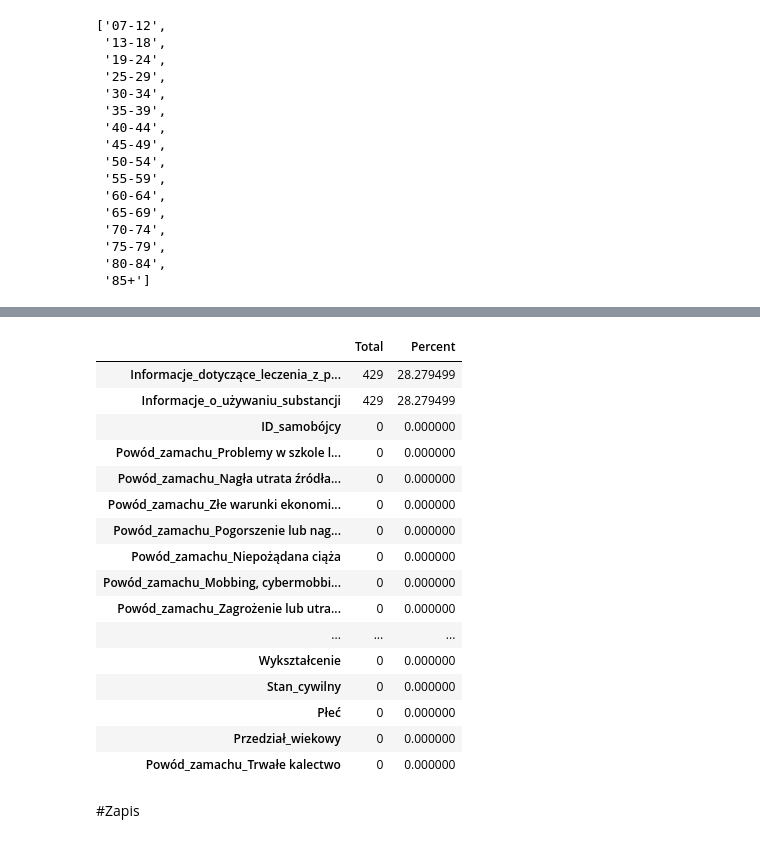
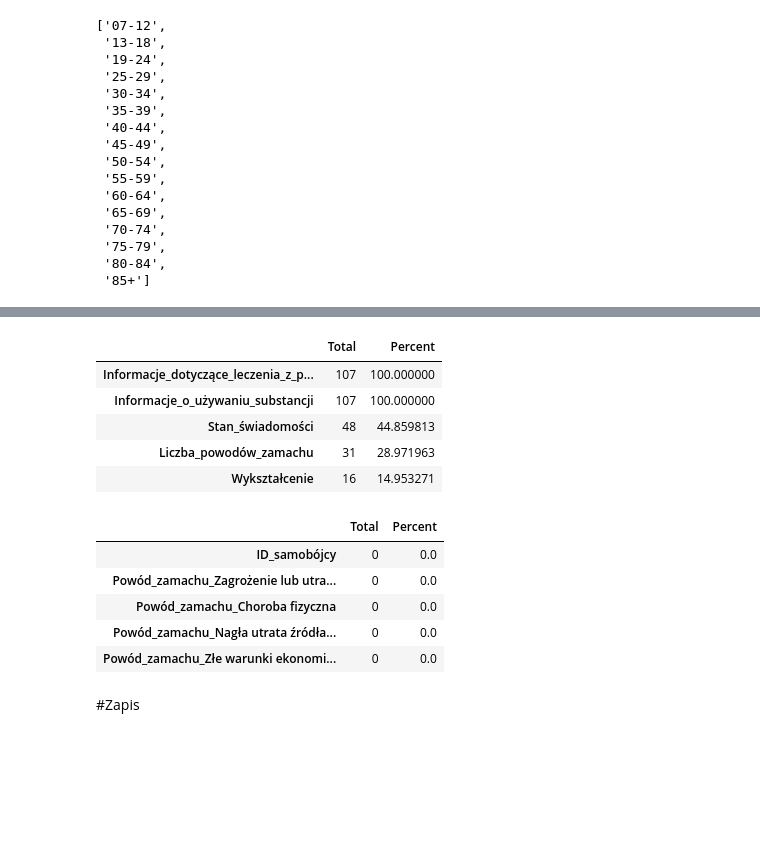
Before and after one commit to Hubert26/suicides_IPPAN, a Jupyter notebook: data_exploration.ipynb, the cells around one changed output, grey strips where cells are left out. Drawn from its saved outputs; the diff is of its cells as text; code cells hidden in the pictures; blank space fills up the shorter version.

```diff
--- a/data_exploration.ipynb
+++ b/data_exploration.ipynb
@@ -502,0 +449,6 @@ cleaned_suicides_data
+# %%
+age_group = ['07-12']
+gender = ['Mężczyzna']
+year = sorted(list(set(df_data['Data_raportu_rok'])))
+# %%
+df_data_check_1 = df_data[df_data['Przedział_wiekowy'].isin(age_group) & df_data['Płeć'].isin(gender) & df_data['Data_raportu_rok'].isin(year)]
@@ -503,9 +490,5 @@ cleaned_suicides_data
 # %%
-age_group = age_groups[-1]
-selected_index = df_data.loc[df_data['Przedział_wiekowy'] == age_group].index
-data_age_group = df_data.loc[selected_index]
-
-total = data_age_group.isnull().sum().sort_values(ascending=False)
-percent = 100*(data_age_group.isnull().sum()/data_age_group.shape[0]).sort_values(ascending=False)
+##Brakujące dane
+total = df_data_check_1.isnull().sum().sort_values(ascending=False)
+percent = 100*(df_data_check_1.isnull().sum()/df_data_check_1.isnull().count()).sort_values(ascending=False)
 missing_data = pd.concat([total, percent], axis=1, keys=['Total', 'Percent'])
-missing_data
@@ -531,30 +495,26 @@ missing_data
+# %%
+missing_data.head(5)
+# %% [output]
+|  | Total | Percent |
+| Informacje_dotyczące_leczenia_z_p... | 107 | 100.000000 |
+| Informacje_o_używaniu_substancji | 107 | 100.000000 |
+| Stan_świadomości | 48 | 44.859813 |
+| Liczba_powodów_zamachu | 31 | 28.971963 |
+| Wykształcenie | 16 | 14.953271 |
 # %%
-age_group = age_groups[-1]
-selected_index = cleaned_suicides_data.loc[df_data['Przedział_wiekowy'] == age_group].index
-data_age_group = cleaned_suicides_data.loc[selected_index]
-
-total = data_age_group.isnull().sum().sort_values(ascending=False)
-percent = 100*(data_age_group.isnull().sum()/data_age_group.shape[0]).sort_values(ascending=False)
+##Brakujące dane
+total = df_data_check_2.isnull().sum().sort_values(ascending=False)
+percent = 100*(df_data_check_2.isnull().sum()/df_data_check_2.isnull().count()).sort_values(ascending=False)
 missing_data = pd.concat([total, percent], axis=1, keys=['Total', 'Percent'])
-missing_data
-# %% [output]
-|  | Total | Percent |
-| Informacje_dotyczące_leczenia_z_p... | 429 | 28.279499 |
-| Informacje_o_używaniu_substancji | 429 | 28.279499 |
-| ID_samobójcy | 0 | 0.000000 |
-| Powód_zamachu_Problemy w szkole l... | 0 | 0.000000 |
-| Powód_zamachu_Nagła utrata źródła... | 0 | 0.000000 |
-| Powód_zamachu_Złe warunki ekonomi... | 0 | 0.000000 |
-| Powód_zamachu_Pogorszenie lub nag... | 0 | 0.000000 |
-| Powód_zamachu_Niepożądana ciąża | 0 | 0.000000 |
-| Powód_zamachu_Mobbing, cybermobbi... | 0 | 0.000000 |
-| Powód_zamachu_Zagrożenie lub utra... | 0 | 0.000000 |
-| ... | ... | ... |
-| Wykształcenie | 0 | 0.000000 |
-| Stan_cywilny | 0 | 0.000000 |
-| Płeć | 0 | 0.000000 |
-| Przedział_wiekowy | 0 | 0.000000 |
-| Powód_zamachu_Trwałe kalectwo | 0 | 0.000000 |
+# %%
+missing_data.head(5)
+# %% [output]
+|  | Total | Percent |
+| ID_samobójcy | 0 | 0.0 |
+| Powód_zamachu_Zagrożenie lub utra... | 0 | 0.0 |
+| Powód_zamachu_Choroba fizyczna | 0 | 0.0 |
+| Powód_zamachu_Nagła utrata źródła... | 0 | 0.0 |
+| Powód_zamachu_Złe warunki ekonomi... | 0 | 0.0 |
 # %% [markdown]
 #Zapis
 # %%
```
Also changed, not shown: parts of 19 cells of this notebook.
